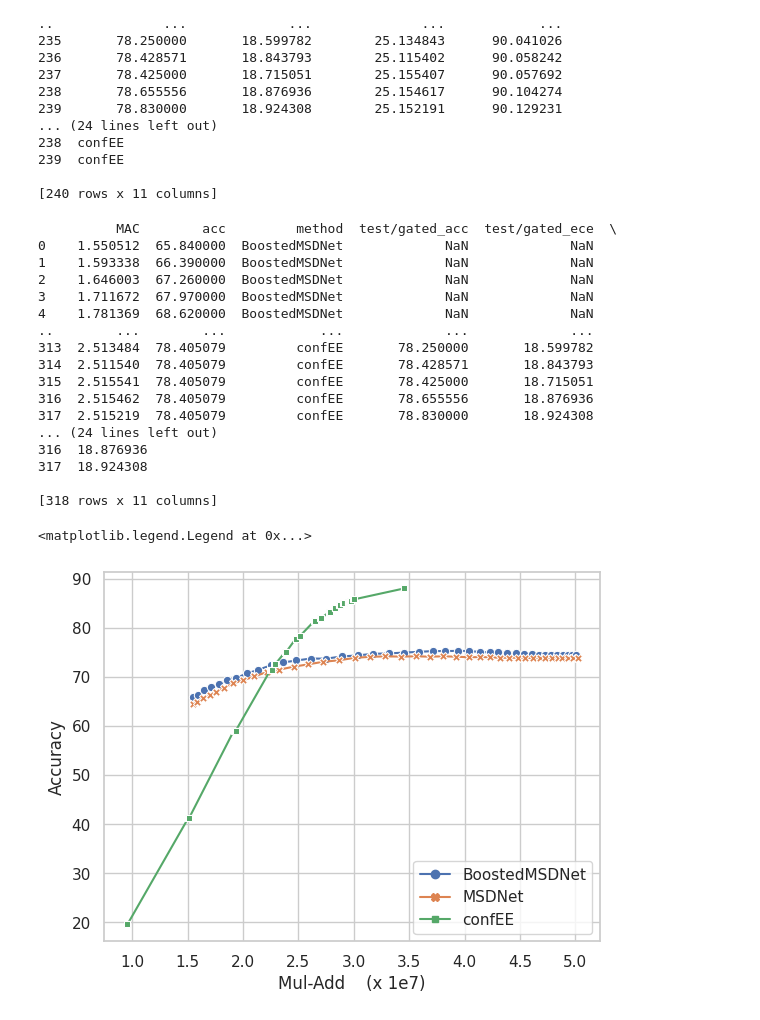
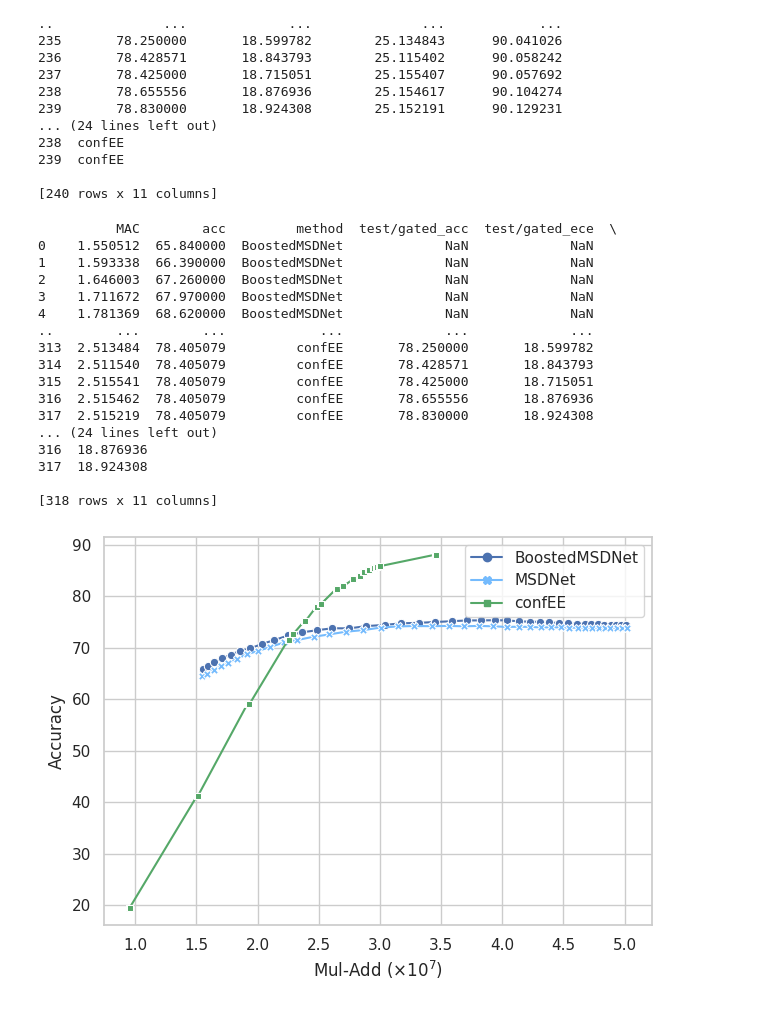
Before and after one commit to networkslab/dynn, a Jupyter notebook: src/notebooks/msdnet/msdnet_runs.ipynb, the cells around one changed output. Drawn from its saved outputs; the diff is of its cells as text; code cells hidden in the pictures.

Commit message:
Add cifar 10, improve plots

```diff
--- a/src/notebooks/msdnet/msdnet_runs.ipynb
+++ b/src/notebooks/msdnet/msdnet_runs.ipynb
@@ -6,8 +6,14 @@ import numpy as np
 import seaborn as sns
 import matplotlib.pyplot as plt
 results_path = '/home/joud/code/relu_analysis/dynn/src/notebooks/msdnet/results'
-boosted_results_path = f'{results_path}/dynamic_boosted_300.txt'
-msdnet_results_path = f'{results_path}/dynamic_not_boosted.txt'
+cifar100_boosted_results_path = f'{results_path}/cifar100/dynamic_boosted_300.txt'
+cifar100_msdnet_results_path = f'{results_path}/cifar100/dynamic_not_boosted.txt'
+cifar10_boosted_results_path = f'{results_path}/cifar10/dynamic_boosted.txt'
+cifar10_msdnet_results_path = f'{results_path}/cifar10/dynamic_not_boosted.txt'
+cifar100_full_model_mac = 60307544
+cifar10_full_model_mac = 47698994
+# cifar100_boosted_results_path = f'{results_path}/cifar100/dynamic_flat_boosted.txt'
+# cifar100_msdnet_results_path = f'{results_path}/cifar100/dynamic_flat_not_boosted.txt'
 # %%
 dataset = 'cifar100'
 boo_name = 'BoostedNet'
@@ -98,10 +104,11 @@ got point 2
 09-20-2023_cifar100_5.0_results.pk
 5.0
 # %%
-boosted = pd.read_csv(boosted_results_path)
-msdnet = pd.read_csv(msdnet_results_path)
-boosted['MAC'] = boosted['MAC'] / 1e7
-msdnet['MAC'] = msdnet['MAC'] / 1e7
+cifar_100_boosted = pd.read_csv(cifar100_boosted_results_path)
+cifar_100_msdnet = pd.read_csv(cifar100_msdnet_results_path)
+
+cifar_100_boosted['MAC'] = cifar_100_boosted['MAC'] / 1e7
+cifar_100_msdnet['MAC'] = cifar_100_msdnet['MAC'] / 1e7
 # print(boosted)
 print(our_df)
 our_df['acc'] = our_df['average_ACC']
@@ -128,40 +135,40 @@ our_df['method'] = 'confEE'
 # %%
 sns.set(font_scale=1.5)
 sns.set_theme(style="whitegrid")
-boosted['method'] = "BoostedMSDNet"
-msdnet['method'] = "MSDNet"
-combined_df = pd.concat([boosted, msdnet, our_df],axis=0, ignore_index=True)
+cifar_100_boosted['method'] = "BoostedMSDNet"
+cifar_100_msdnet['method'] = "MSDNet"
+combined_df = pd.concat([cifar_100_boosted, cifar_100_msdnet, our_df],axis=0, ignore_index=True)
 print(combined_df)
 sns.lineplot(data=combined_df, x="MAC", y="acc", hue="method", style="method",
-             markers=True, dashes=False)
+             markers=True, dashes=False, palette=['b', sns.xkcd_rgb['sky blue'], 'g'])
 # plt.axhline(y=line_acc, color='k',linestyle='--', label=line_acc_label)
 # plt.plot(boosted['MAC'], boosted['acc'], color='r', label='boosted')
 # plt.plot(msdnet['MAC'], msdnet['acc'], color='b', label='msdnet')
-plt.xlabel("Mul-Add    (x 1e7)")
+x_label = r'Mul-Add ($\times 10^7$)'
+plt.xlabel(x_label)
 plt.ylabel("Accuracy")
 plt.legend()
 # x_string = r'Mul-Add ('+str(total_mudaa)+'$ \\times 10^6$)'
 # plt.xlabel(x_string)
 # plt.ylabel('Accuracy')
-# plt.tight_layout()
-# plt.savefig('perf_cost_'+dataset+'.pdf')
+plt.tight_layout()
+plt.savefig('msdnet_t2t_vit'+dataset+'.pdf')
 # %% [output]
           MAC        acc         method  test/gated_acc  test/gated_ece  \
 0    1.550512  65.840000  BoostedMSDNet             NaN             NaN
 1    1.593338  66.390000  BoostedMSDNet             NaN             NaN
 2    1.646003  67.260000  BoostedMSDNet             NaN             NaN
 3    1.711672  67.970000  BoostedMSDNet             NaN             NaN
 4    1.781369  68.620000  BoostedMSDNet             NaN             NaN
 ..        ...        ...            ...             ...             ...
 313  2.513484  78.405079         confEE       78.250000       18.599782
 314  2.511540  78.405079         confEE       78.428571       18.843793
 315  2.515541  78.405079         confEE       78.425000       18.715051
 316  2.515462  78.405079         confEE       78.655556       18.876936
 317  2.515219  78.405079         confEE       78.830000       18.924308
 ... (24 lines left out)
 316  18.876936
 317  18.924308
 
 [318 rows x 11 columns]
-<matplotlib.legend.Legend at 0x...>
-[figure, old version]
+[figure, new version]
```
Also changed, not shown: parts of 1 cell of this notebook, 13 other files.
